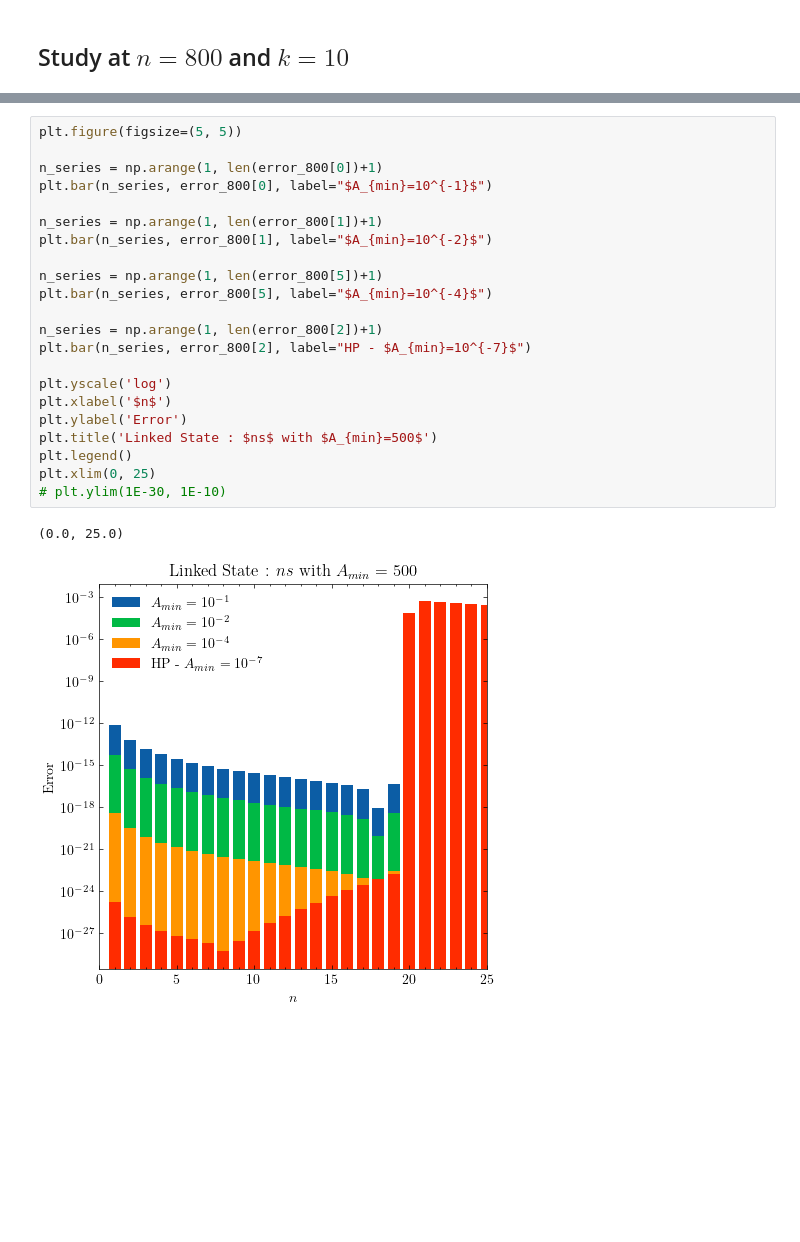
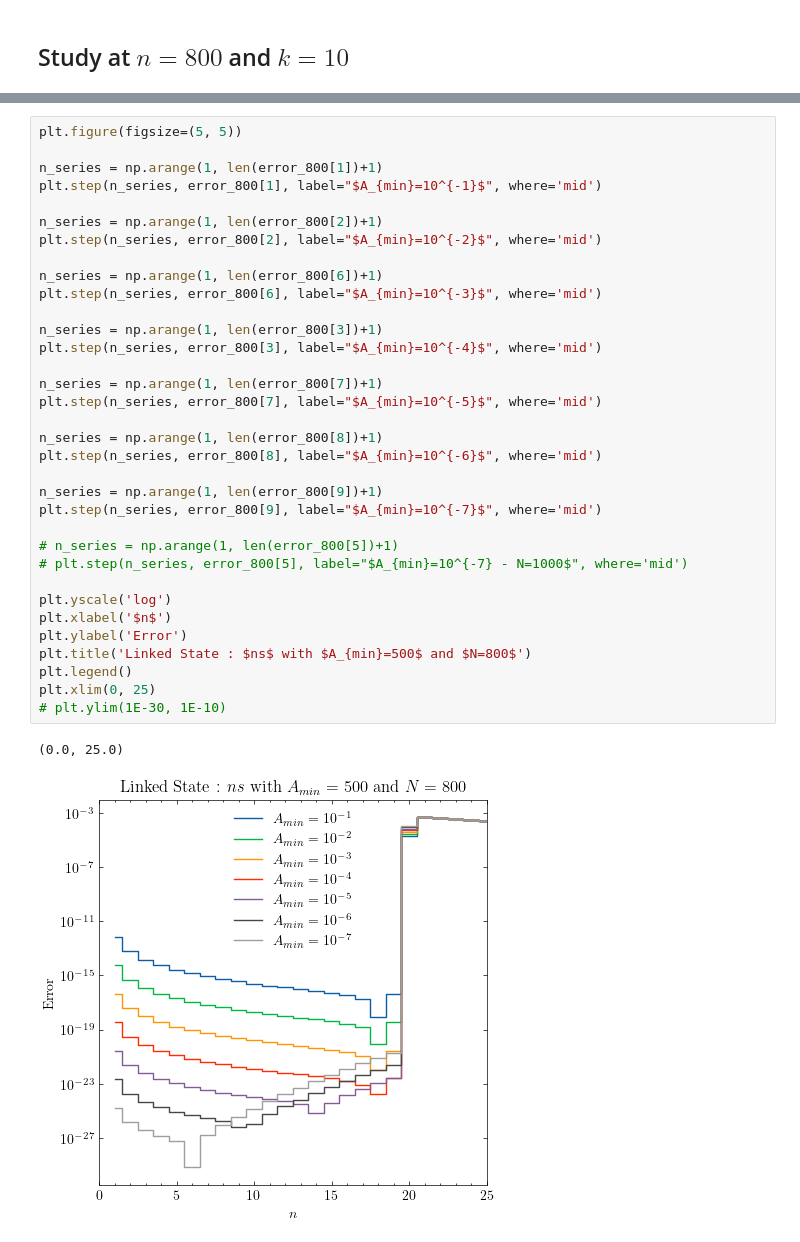
Before and after one commit to ma2this510/Dirac_Equation, a Jupyter notebook: notebook.ipynb, the cells around one changed output, grey strips where cells are left out. Cells and saved outputs as stored; diff of their text form; blank space fills up the shorter version.

Commit message:
Updated Plots

```diff
--- a/notebook.ipynb
+++ b/notebook.ipynb
@@ -409,25 +413,37 @@ error_ 800_10_-4.txt
-# %%
-plt.figure(figsize=(5, 5))
-
-n_series = np.arange(1, len(error_800[0])+1)
-plt.bar(n_series, error_800[0], label="$A_{min}=10^{-1}$")
-
-n_series = np.arange(1, len(error_800[1])+1)
-plt.bar(n_series, error_800[1], label="$A_{min}=10^{-2}$")
-
-n_series = np.arange(1, len(error_800[5])+1)
-plt.bar(n_series, error_800[5], label="$A_{min}=10^{-4}$")
-
-n_series = np.arange(1, len(error_800[2])+1)
-plt.bar(n_series, error_800[2], label="HP - $A_{min}=10^{-7}$")
-
-plt.yscale('log')
-plt.xlabel('$n$')
-plt.ylabel('Error')
-plt.title('Linked State : $ns$ with $A_{min}=500$')
-plt.legend()
-plt.xlim(0, 25)
-# plt.ylim(1E-30, 1E-10)
-# %% [output]
-(0.0, 25.0)
-[figure, removed]
+# %%
+plt.figure(figsize=(5, 5))
+
+n_series = np.arange(1, len(error_800[1])+1)
+plt.step(n_series, error_800[1], label="$A_{min}=10^{-1}$", where='mid')
+
+n_series = np.arange(1, len(error_800[2])+1)
+plt.step(n_series, error_800[2], label="$A_{min}=10^{-2}$", where='mid')
+
+n_series = np.arange(1, len(error_800[6])+1)
+plt.step(n_series, error_800[6], label="$A_{min}=10^{-3}$", where='mid')
+
+n_series = np.arange(1, len(error_800[3])+1)
+plt.step(n_series, error_800[3], label="$A_{min}=10^{-4}$", where='mid')
+
+n_series = np.arange(1, len(error_800[7])+1)
+plt.step(n_series, error_800[7], label="$A_{min}=10^{-5}$", where='mid')
+
+n_series = np.arange(1, len(error_800[8])+1)
+plt.step(n_series, error_800[8], label="$A_{min}=10^{-6}$", where='mid')
+
+n_series = np.arange(1, len(error_800[9])+1)
+plt.step(n_series, error_800[9], label="$A_{min}=10^{-7}$", where='mid')
+
+# n_series = np.arange(1, len(error_800[5])+1)
+# plt.step(n_series, error_800[5], label="$A_{min}=10^{-7} - N=1000$", where='mid')
+
+plt.yscale('log')
+plt.xlabel('$n$')
+plt.ylabel('Error')
+plt.title('Linked State : $ns$ with $A_{min}=500$ and $N=800$')
+plt.legend()
+plt.xlim(0, 25)
+# plt.ylim(1E-30, 1E-10)
+# %% [output]
+(0.0, 25.0)
+[figure, added]
```
Also changed, not shown: parts of 3 cells of this notebook, 3 other files.
